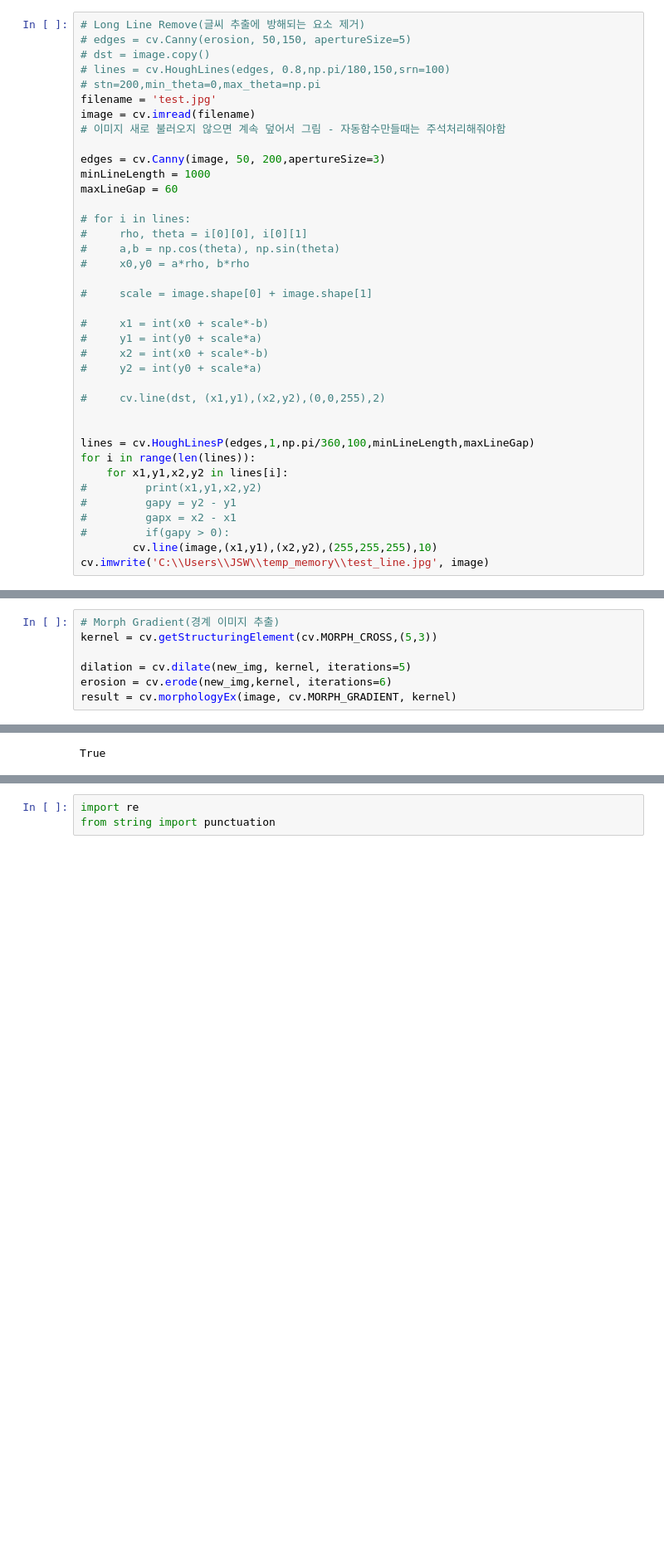
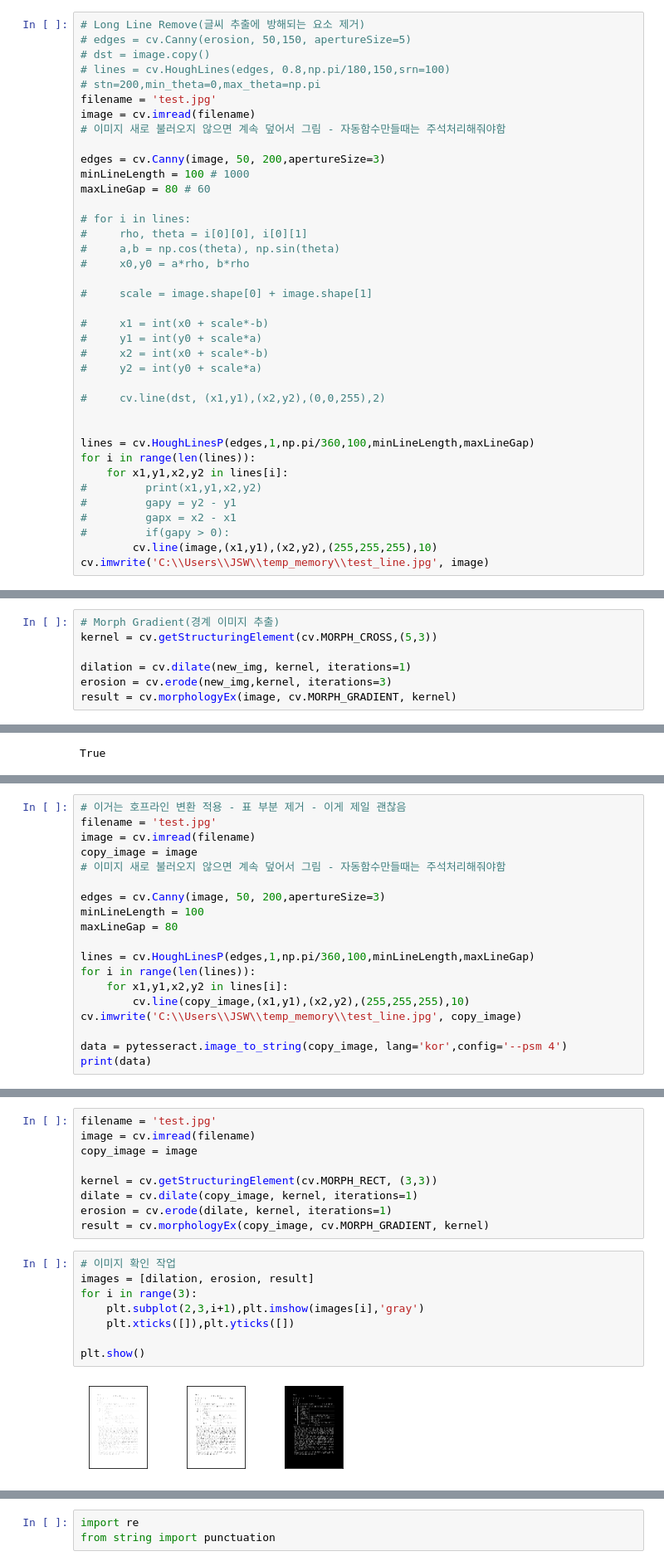
Before and after one commit to kouniversity-bigdata5/civil_translation, a Jupyter notebook: OCR/text_detection_demo.ipynb, the cells around one changed output, grey strips where cells are left out. Shown: that part at 83% size. Saved outputs shown, nothing was run; the diff lists cells and outputs as text; blank space fills up the shorter version.

Commit message:
add font style & houghlines

```diff
--- a/OCR/text_detection_demo.ipynb
+++ b/OCR/text_detection_demo.ipynb
@@ -111,8 +111,8 @@ image = cv.imread(filename)
 # 이미지 새로 불러오지 않으면 계속 덮어서 그림 - 자동함수만들때는 주석처리해줘야함
 
 edges = cv.Canny(image, 50, 200,apertureSize=3)
-minLineLength = 1000
-maxLineGap = 60
+minLineLength = 100 # 1000
+maxLineGap = 80 # 60
 
 # for i in lines:
 #     rho, theta = i[0][0], i[0][1]
@@ -167,8 +167,8 @@ new_img = th2
 # Morph Gradient(경계 이미지 추출)
 kernel = cv.getStructuringElement(cv.MORPH_CROSS,(5,3))
 
-dilation = cv.dilate(new_img, kernel, iterations=5)
-erosion = cv.erode(new_img,kernel, iterations=6)
+dilation = cv.dilate(new_img, kernel, iterations=1)
+erosion = cv.erode(new_img,kernel, iterations=3)
 result = cv.morphologyEx(image, cv.MORPH_GRADIENT, kernel)
 # %%
 cv.imshow('result', result)
@@ -337,0 +410,19 @@ True
+# %%
+# 이거는 호프라인 변환 적용 - 표 부분 제거 - 이게 제일 괜찮음
+filename = 'test.jpg'
+image = cv.imread(filename)
+copy_image = image
+# 이미지 새로 불러오지 않으면 계속 덮어서 그림 - 자동함수만들때는 주석처리해줘야함
+
+edges = cv.Canny(image, 50, 200,apertureSize=3)
+minLineLength = 100
+maxLineGap = 80
+
+lines = cv.HoughLinesP(edges,1,np.pi/360,100,minLineLength,maxLineGap)
+for i in range(len(lines)):
+    for x1,y1,x2,y2 in lines[i]:
+        cv.line(copy_image,(x1,y1),(x2,y2),(255,255,255),10)
+cv.imwrite('C:\\Users\\JSW\\temp_memory\\test_line.jpg', copy_image)
+
+data = pytesseract.image_to_string(copy_image, lang='kor',config='--psm 4')
+print(data)
@@ -337,0 +482,19 @@ True
+# %%
+filename = 'test.jpg'
+image = cv.imread(filename)
+copy_image = image
+
+kernel = cv.getStructuringElement(cv.MORPH_RECT, (3,3))
+dilate = cv.dilate(copy_image, kernel, iterations=1)
+erosion = cv.erode(dilate, kernel, iterations=1)
+result = cv.morphologyEx(copy_image, cv.MORPH_GRADIENT, kernel)
+# %%
+# 이미지 확인 작업
+images = [dilation, erosion, result]
+for i in range(3):
+    plt.subplot(2,3,i+1),plt.imshow(images[i],'gray')
+    plt.xticks([]),plt.yticks([])
+
+plt.show()
+# %% [output]
+[figure, added]
```
Also changed, not shown: parts of 13 cells of this notebook.
